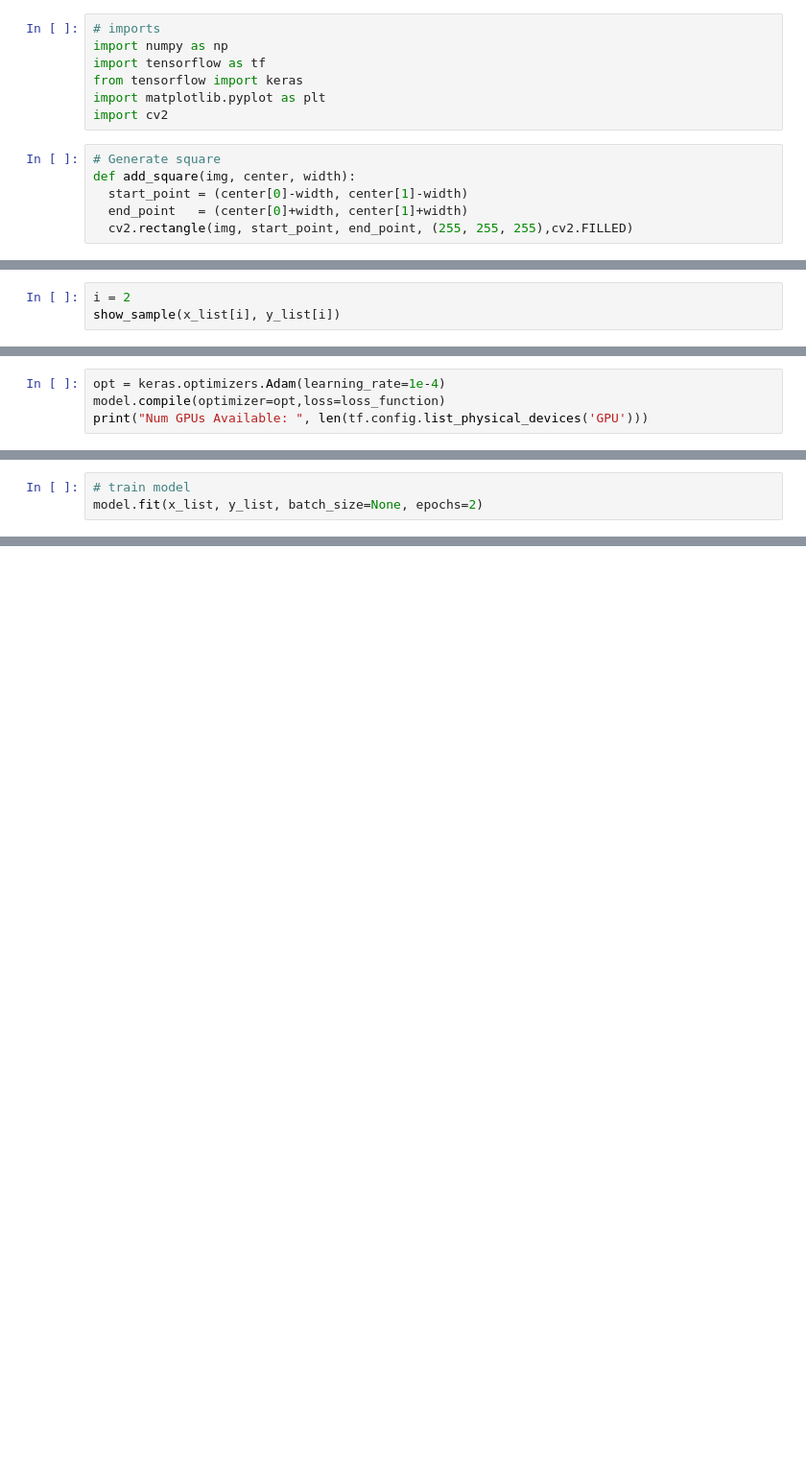
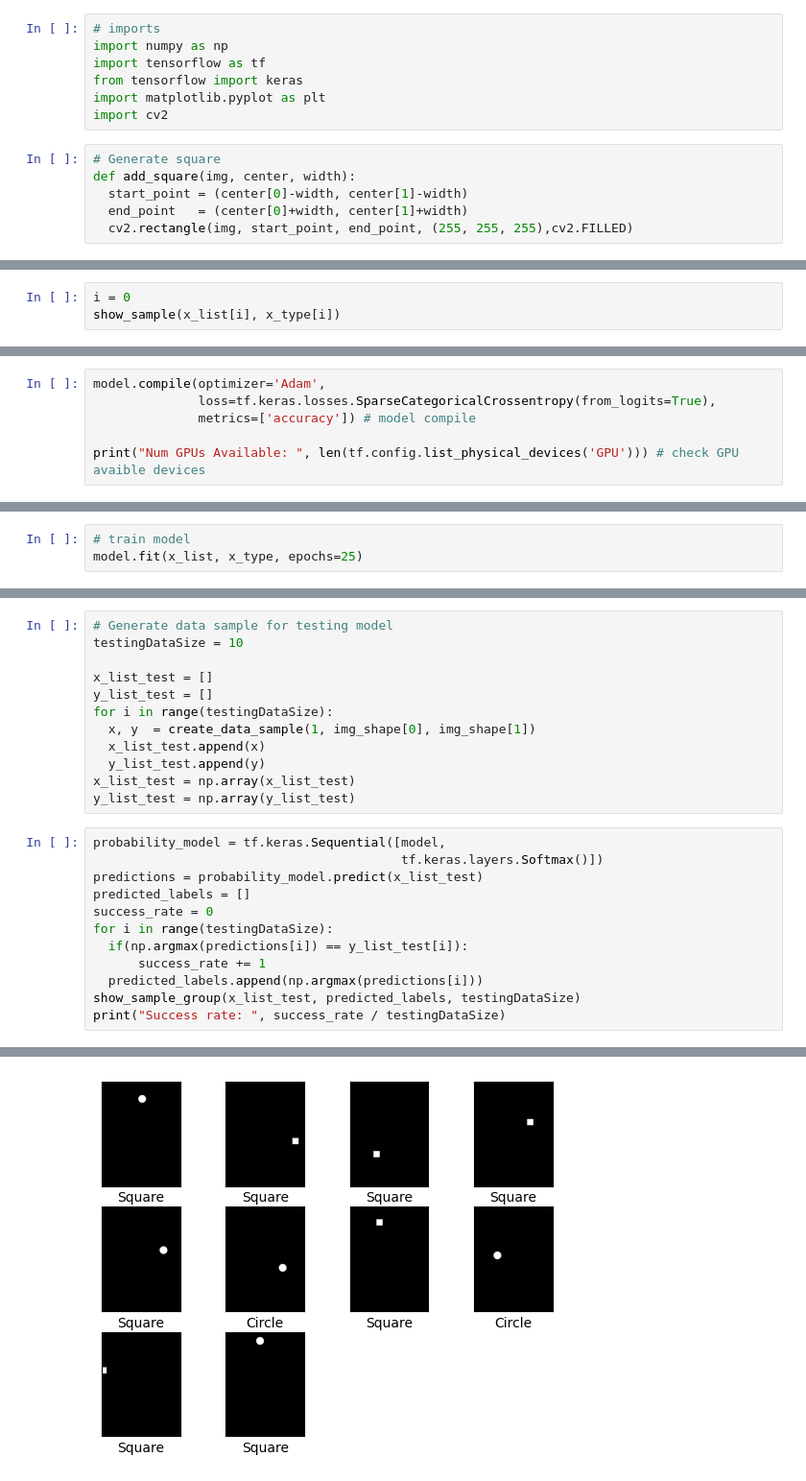
Before and after one commit to OmegaCreations/RaspberryPico-ML-for-data-transfer-filtering, a Jupyter notebook: main.ipynb, the cells around one changed output, grey strips where cells are left out. Shown at 96% size. Cells and saved outputs as stored; diff of their text form; blank space fills up the shorter version.

```diff
--- a/main.ipynb
+++ b/main.ipynb
@@ -99,3 +111,3 @@ y_list = np.array(y_list)
 # %%
-i = 2
-show_sample(x_list[i], y_list[i])
+i = 0
+show_sample(x_list[i], x_type[i])
@@ -109,4 +116,6 @@ x_list.shape
 # %%
-opt = keras.optimizers.Adam(learning_rate=1e-4)
-model.compile(optimizer=opt,loss=loss_function)
-print("Num GPUs Available: ", len(tf.config.list_physical_devices('GPU')))
+model.compile(optimizer='Adam',
+              loss=tf.keras.losses.SparseCategoricalCrossentropy(from_logits=True),
+              metrics=['accuracy']) # model compile
+
+print("Num GPUs Available: ", len(tf.config.list_physical_devices('GPU'))) # check GPU avaible devices
@@ -115,3 +122,3 @@ Num GPUs Available:  0
 # %%
 # train model
-model.fit(x_list, y_list, batch_size=None, epochs=2)
+model.fit(x_list, x_type, epochs=25)
@@ -136,0 +136,25 @@ Clipping input data to the valid range for imshow with RGB data ([0..1] for floa
+# %%
+# Generate data sample for testing model
+testingDataSize = 10
+
+x_list_test = []
+y_list_test = []
+for i in range(testingDataSize):
+  x, y  = create_data_sample(1, img_shape[0], img_shape[1])
+  x_list_test.append(x)
+  y_list_test.append(y)
+x_list_test = np.array(x_list_test)
+y_list_test = np.array(y_list_test)
+# %%
+probability_model = tf.keras.Sequential([model,
+                                         tf.keras.layers.Softmax()])
+predictions = probability_model.predict(x_list_test)
+predicted_labels = []
+success_rate = 0
+for i in range(testingDataSize):
+  if(np.argmax(predictions[i]) == y_list_test[i]):
+      success_rate += 1
+  predicted_labels.append(np.argmax(predictions[i]))
+show_sample_group(x_list_test, predicted_labels, testingDataSize)
+print("Success rate: ", success_rate / testingDataSize)
+# %% [output]
@@ -137 +173,2 @@ Clipping input data to the valid range for imshow with RGB data ([0..1] for floa
+[figure, added]
 # %%
```
Also changed, not shown: parts of 21 cells of this notebook, 1 other file.
